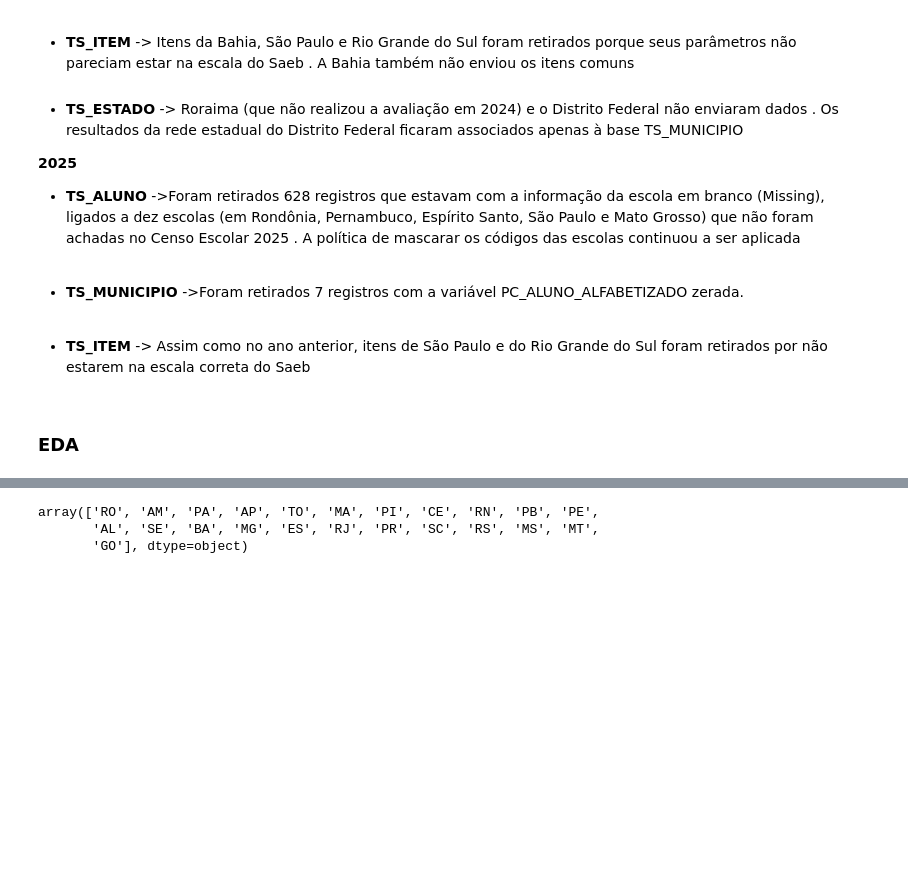
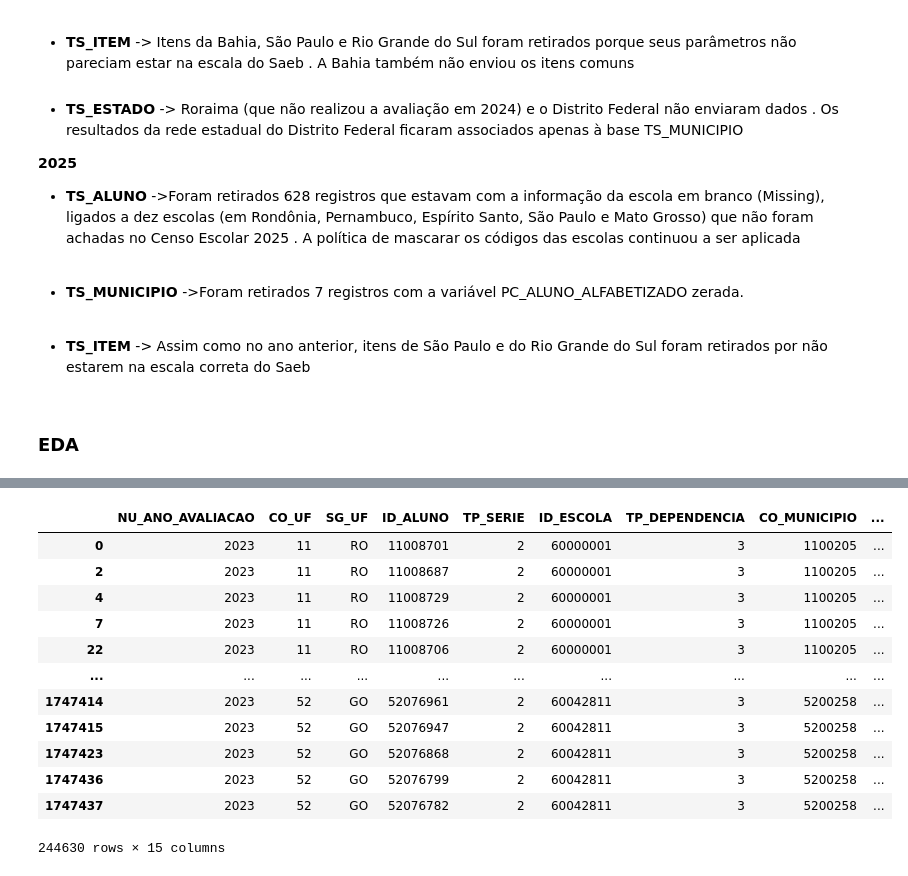
Before and after one commit to LucasRuizMartins/fiap_tech_challenge_02, a Jupyter notebook: notebooks/EDA.ipynb, the cells around one changed output, grey strips where cells are left out. Saved outputs shown, nothing was run; the diff lists cells and outputs as text; code cells hidden in the pictures; blank space fills up the shorter version.

Commit message:
iniciando o EDA, tratamento de nulos

```diff
--- a/notebooks/EDA.ipynb
+++ b/notebooks/EDA.ipynb
@@ -206,6 +216,17 @@ faremos uma breve analise de como isso foi tratado antes de nossa analise pelo S
 # %%
-raw_alunos.SG_UF.unique()
+alunos_nulos = raw_alunos[raw_alunos.isna().any(axis=1)]
+alunos_nulos
 # %% [output]
+|  | NU_ANO_AVALIACAO | CO_UF | SG_UF | ID_ALUNO | TP_SERIE | ID_ESCOLA | TP_DEPENDENCIA | CO_MUNICIPIO | ... |
+| 0 | 2023 | 11 | RO | 11008701 | 2 | 60000001 | 3 | 1100205 | ... |
+| 2 | 2023 | 11 | RO | 11008687 | 2 | 60000001 | 3 | 1100205 | ... |
+| 4 | 2023 | 11 | RO | 11008729 | 2 | 60000001 | 3 | 1100205 | ... |
+| 7 | 2023 | 11 | RO | 11008726 | 2 | 60000001 | 3 | 1100205 | ... |
+| 22 | 2023 | 11 | RO | 11008706 | 2 | 60000001 | 3 | 1100205 | ... |
+| ... | ... | ... | ... | ... | ... | ... | ... | ... | ... |
+| 1747414 | 2023 | 52 | GO | 52076961 | 2 | 60042811 | 3 | 5200258 | ... |
+| 1747415 | 2023 | 52 | GO | 52076947 | 2 | 60042811 | 3 | 5200258 | ... |
+| 1747423 | 2023 | 52 | GO | 52076868 | 2 | 60042811 | 3 | 5200258 | ... |
+| 1747436 | 2023 | 52 | GO | 52076799 | 2 | 60042811 | 3 | 5200258 | ... |
+| 1747437 | 2023 | 52 | GO | 52076782 | 2 | 60042811 | 3 | 5200258 | ... |
-array(['RO', 'AM', 'PA', 'AP', 'TO', 'MA', 'PI', 'CE', 'RN', 'PB', 'PE',
-       'AL', 'SE', 'BA', 'MG', 'ES', 'RJ', 'PR', 'SC', 'RS', 'MS', 'MT',
-       'GO'], dtype=object)
+244630 rows × 15 columns
```
Also changed, not shown: parts of 22 cells of this notebook, 3 other files.
